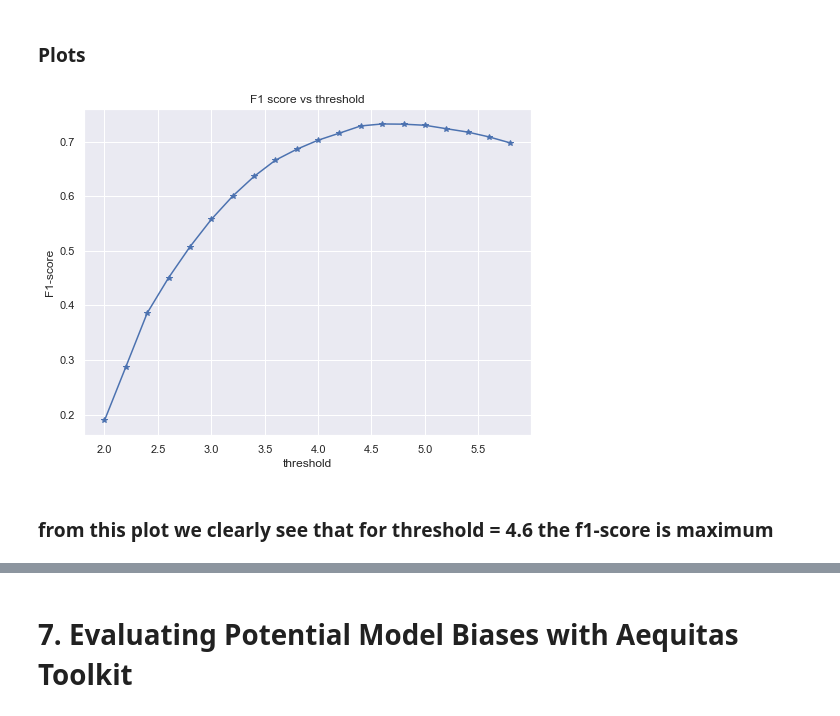
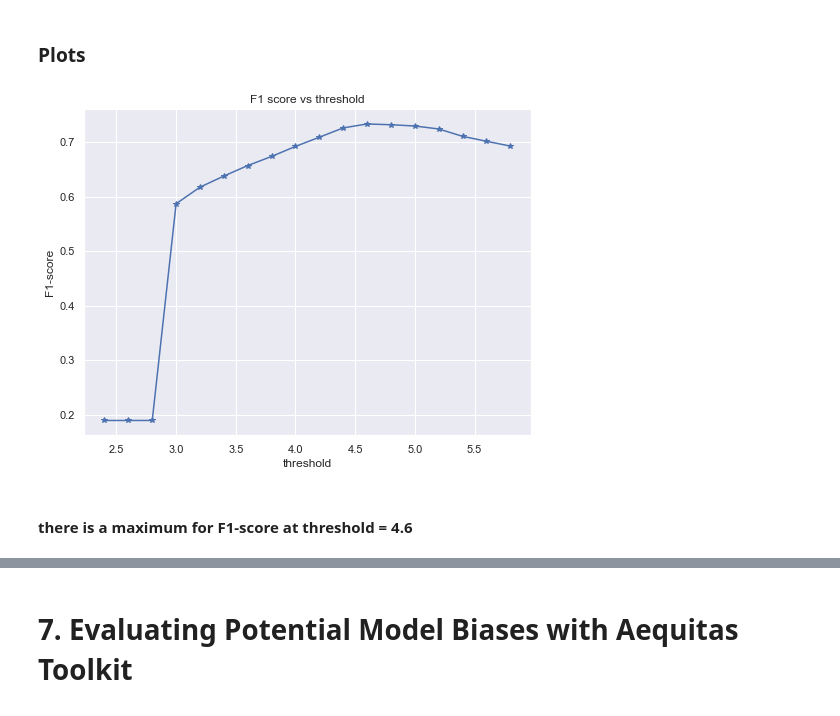
Before and after one commit to luigisaetta/uci-diabetes, a Jupyter notebook: project/starter_code/student_project.ipynb, the cells around one changed output, grey strips where cells are left out. Drawn from its saved outputs; the diff is of its cells as text; code cells hidden in the pictures.

```diff
--- a/project/starter_code/student_project.ipynb
+++ b/project/starter_code/student_project.ipynb
@@ -578,7 +655,7 @@ We have provided you the function to convert the Pandas dataframe to TF tensors
 Please note that this is not a scalable method and for larger datasets, the 'make_csv_dataset' method is recommended -https://www.tensorflow.org/api_docs/python/tf/data/experimental/make_csv_dataset.
 # %%
 # Convert dataset from Pandas dataframes to TF dataset
-batch_size = 128
+batch_size = 32
 
 diabetes_train_ds = df_to_dataset(d_train, PREDICTOR_FIELD, batch_size=batch_size)
 diabetes_val_ds = df_to_dataset(d_val, PREDICTOR_FIELD, batch_size=batch_size)
@@ -1042,0 +1018,8 @@ stats_df.head(len(threshold_list))
+# %%
+%autoreload
+
+# do the computation for different thresholds
+threshold_list = [round(thr, 1) for thr in np.arange(2.4, 6.0, 0.20)]
+
+# build the results dataframe
+stats_df = compute_ml_metrics(prob_output_df, threshold_list)
@@ -1045,13 +1085,13 @@ stats_df.head(len(threshold_list))
 # %%
 # plot the f1 score vs threshold
 plt.figure(figsize=(8, 6))
-plt.plot(threshold_list, f1_list, '*-')
+plt.plot(threshold_list, stats_df['f1'].values, '*-')
 plt.title('F1 score vs threshold')
 plt.xlabel('threshold')
 plt.ylabel('F1-score')
 plt.grid(True)
 plt.show()
 # %% [output]
-[figure, old version]
+[figure, new version]
-# %% [markdown]
-### from this plot we clearly see that for threshold = 4.6 the f1-score is maximum
+# %% [markdown]
+#### there is a maximum for F1-score at threshold = 4.6
```
Also changed, not shown: parts of 76 cells of this notebook, 2 other files.
